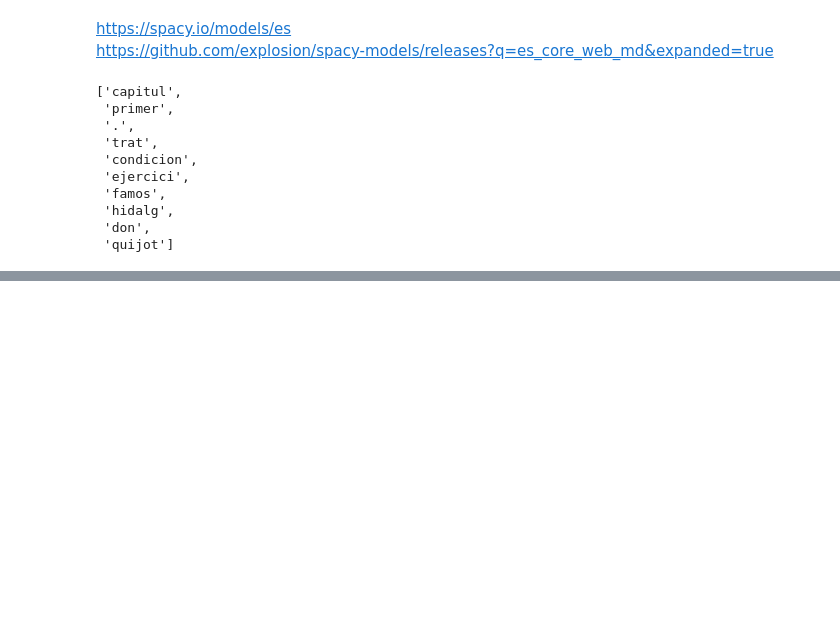
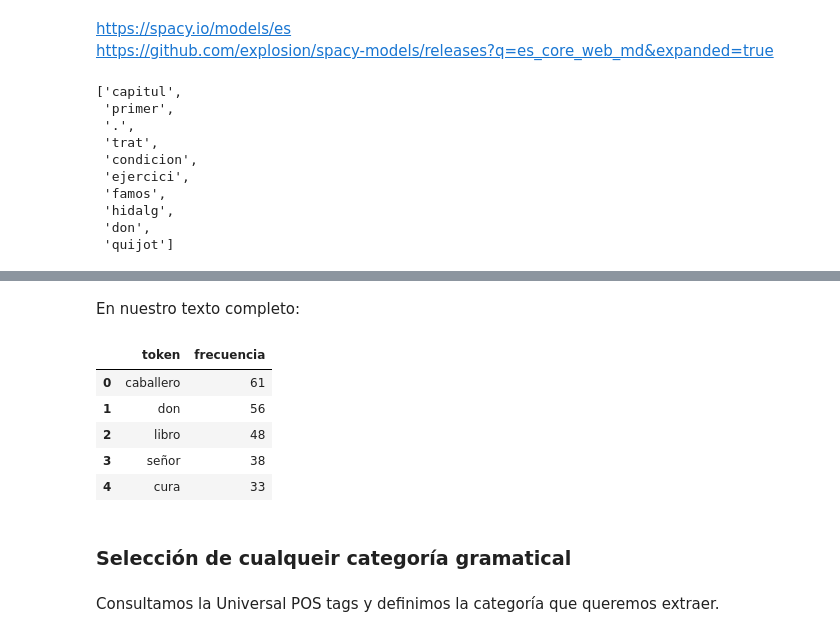
Before and after one commit to MarioC0093/NPL-Python, a Jupyter notebook: index.ipynb, the cells around one changed output, grey strips where cells are left out. Saved outputs shown, nothing was run; the diff lists cells and outputs as text; code cells hidden in the pictures; blank space fills up the shorter version.

```diff
--- a/index.ipynb
+++ b/index.ipynb
@@ -240,11 +316,12 @@ obj.sent = Capítulo primero.
 # %%
-ejemplo_02 = nlp(text)[:15]
+ejemplo_02 = nlp(re.sub(r'[^\w\s]', '', text))[:15]
 
 # Encabezado
-print(f'{"text":<15} {"lemma_":<15} {"pos_":<15}{"tag_":<15}{"dep_":<15}{"shape_":<15}{"is_alpha":<15}{"is_stop":<15}')
-print("="*15*8)
+print(f'{"text":<12} {"lemma_":<12}{"pos":<12}{"pos_":<12}{"tag_":<12}{"dep_":<12}{"shape_":<12}{"is_alpha":<12}{"is_stop":<12}')
+print("="*12*9)
 
 # Loop que imprime los datos en formato de tabla
 for token in ejemplo_02:
-    print(f'{token.text:<15} {token.lemma_:<15} {token.pos_:<15} {token.tag_:<15} {token.dep_:<15} {token.shape_:<15} {token.is_alpha:<15} {token.is_stop:<15}')
+    print(f'{token.text:<12} {token.lemma_:<11} {token.pos:<11} {token.pos_:<11} {token.tag_:<11} {token.dep_:<12}'
+          f'{token.shape_:<11} {token.is_alpha:<11} {token.is_stop:<11}')
 # %% [output]
@@ -277,10 +347,0 @@ la Mancha
-# %%
-nouns = []
-for token in nlp(text).ents:
-    if token.label_  == 'PER':
-        nouns.append(token.lemma_)
-
-nouns_tally = Counter(nouns)
-
-df = pd.DataFrame(nouns_tally.most_common(), columns=['noun', 'count'])
-df[:100]
@@ -324,0 +352,10 @@ df[:100]
+# %%
+nouns = []
+for token in ejemplo_02:
+    if token.pos_ == 'NOUN':
+        nouns.append(token.lemma_)
+
+nouns_tally = Counter(nouns)
+
+df = pd.DataFrame(nouns_tally.most_common(), columns=['noun', 'count'])
+df
@@ -324,0 +368,23 @@ df[:100]
+# %% [markdown]
+En nuestro texto completo:
+# %%
+nouns = []
+for token in nlp(text):
+    if token.pos_ == 'NOUN':
+        nouns.append(token.lemma_)
+
+nouns_tally = Counter(nouns)
+
+df = pd.DataFrame(nouns_tally.most_common(), columns=['token', 'frecuencia'])
+df[:5]
+# %% [output]
+|  | token | frecuencia |
+| 0 | caballero | 61 |
+| 1 | don | 56 |
+| 2 | libro | 48 |
+| 3 | señor | 38 |
+| 4 | cura | 33 |
+# %% [markdown]
+### Selección de cualqueir categoría gramatical
+# %% [markdown]
+Consultamos la Universal POS tags y definimos la categoría que queremos extraer.
```
Also changed, not shown: parts of 78 cells of this notebook, 17 other files.
